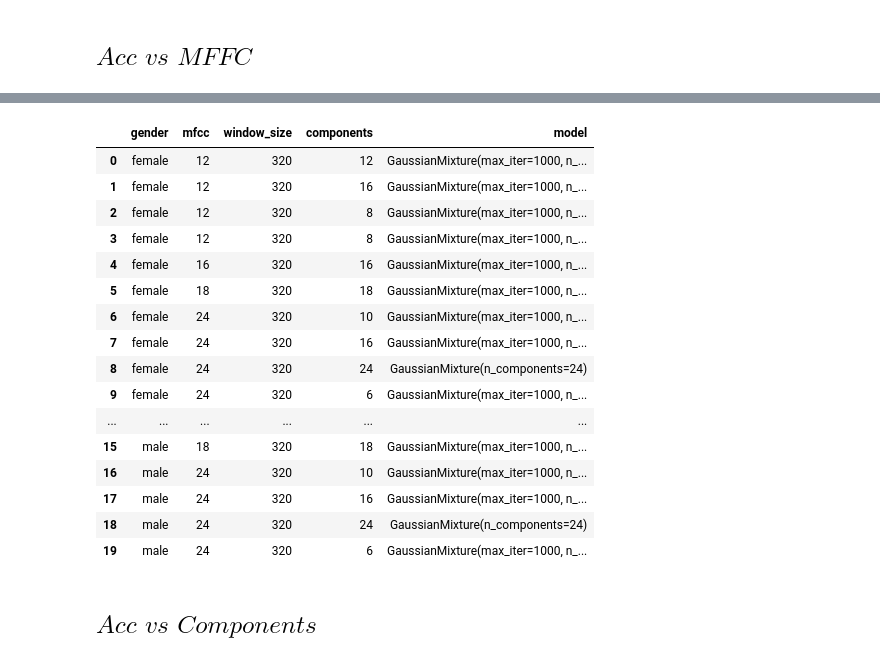
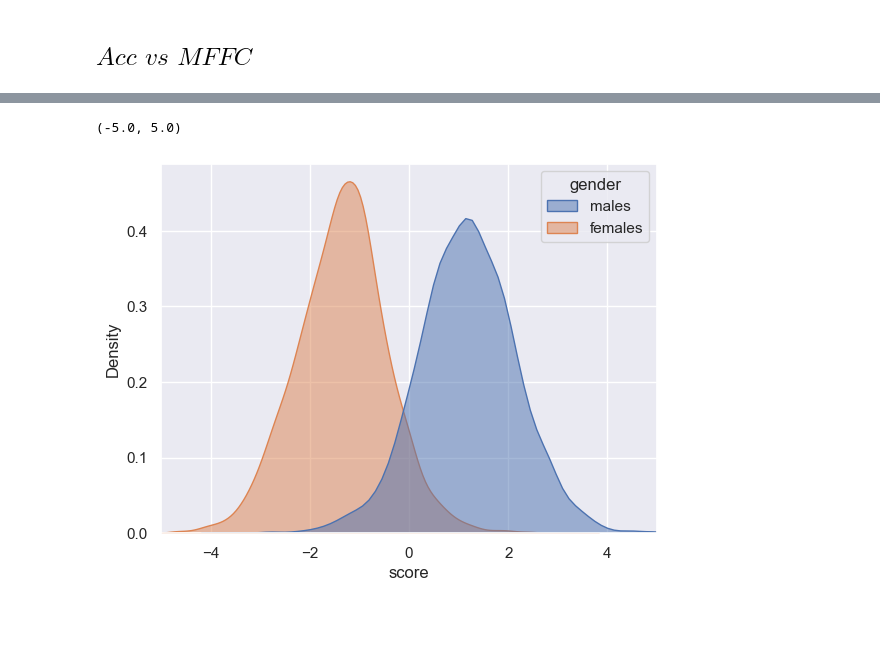
Before and after one commit to GonzaLinares/ProcVoz_Proyecto1, a Jupyter notebook: gender_classifier_EDA.ipynb, the cells around one changed output, grey strips where cells are left out. Drawn from its saved outputs; the diff is of its cells as text; code cells hidden in the pictures; blank space fills up the shorter version.

```diff
--- a/gender_classifier_EDA.ipynb
+++ b/gender_classifier_EDA.ipynb
@@ -137 +207,8 @@ def test(model_male, model_female, X_test, y_test):
+# %%
+df_scores_16 = pd.DataFrame({'score': scores_gmm_16, 'gender': dataset.gender})
+sns.kdeplot(data=df_scores_16, x='score', hue='gender', alpha=0.5, fill=True, common_norm=False)
+plt.gca().set_xlim(-5, 5)
+# %% [output]
+(-5.0, 5.0)
+[figure, added]
 # %%
@@ -142,20 +224,0 @@ test(m, f, )
-# %%
-models
-# %% [output]
-|  | gender | mfcc | window_size | components | model |
-| 0 | female | 12 | 320 | 12 | GaussianMixture(max_iter=1000, n_... |
-| 1 | female | 12 | 320 | 16 | GaussianMixture(max_iter=1000, n_... |
-| 2 | female | 12 | 320 | 8 | GaussianMixture(max_iter=1000, n_... |
-| 3 | female | 12 | 320 | 8 | GaussianMixture(max_iter=1000, n_... |
-| 4 | female | 16 | 320 | 16 | GaussianMixture(max_iter=1000, n_... |
-| 5 | female | 18 | 320 | 18 | GaussianMixture(max_iter=1000, n_... |
-| 6 | female | 24 | 320 | 10 | GaussianMixture(max_iter=1000, n_... |
-| 7 | female | 24 | 320 | 16 | GaussianMixture(max_iter=1000, n_... |
-| 8 | female | 24 | 320 | 24 | GaussianMixture(n_components=24) |
-| 9 | female | 24 | 320 | 6 | GaussianMixture(max_iter=1000, n_... |
-| ... | ... | ... | ... | ... | ... |
-| 15 | male | 18 | 320 | 18 | GaussianMixture(max_iter=1000, n_... |
-| 16 | male | 24 | 320 | 10 | GaussianMixture(max_iter=1000, n_... |
-| 17 | male | 24 | 320 | 16 | GaussianMixture(max_iter=1000, n_... |
-| 18 | male | 24 | 320 | 24 | GaussianMixture(n_components=24) |
-| 19 | male | 24 | 320 | 6 | GaussianMixture(max_iter=1000, n_... |
@@ -168,2 +224,0 @@ ventas = pd.DataFrame(
-# %% [markdown]
-## $\textit{Acc vs Components}$
```
Also changed, not shown: parts of 15 cells of this notebook, 1 other file.
